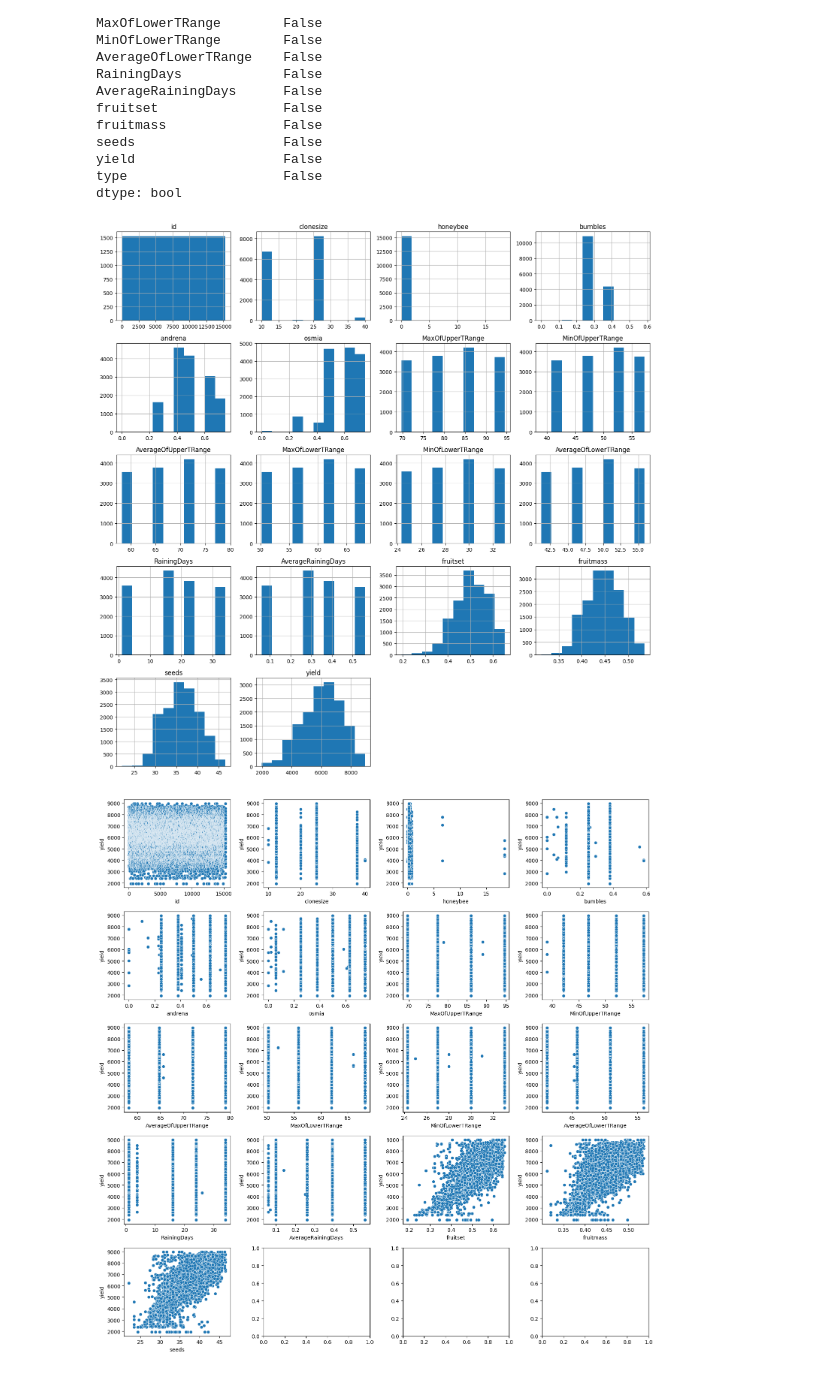
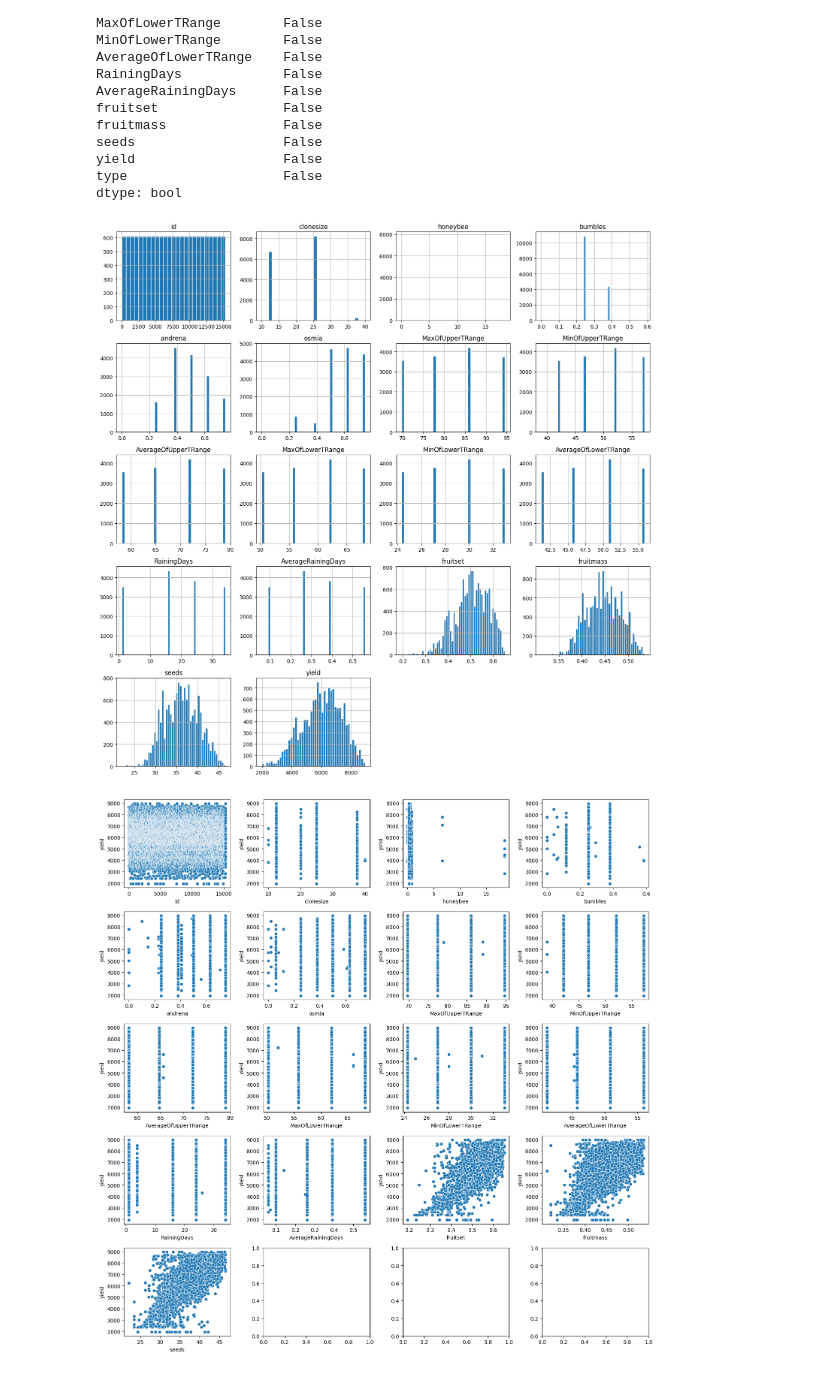
Before and after one commit to mrMichalR/blueberry_yield, a Jupyter notebook: blueberry_yield_prediction.ipynb, the cells around one changed output. Cells and saved outputs as stored; diff of their text form; code cells hidden in the pictures.

```diff
--- a/blueberry_yield_prediction.ipynb
+++ b/blueberry_yield_prediction.ipynb
@@ -210,11 +213,11 @@ type                    False
 dtype: bool
 # %%
 # histograms of each attribute to get a sense of the data distributions
-df_train.hist(figsize=(15,15), sharex=False, sharey=False)
+df_train.hist(figsize=(15,15), sharex=False, sharey=False, bins='auto', ec="white")
 plt.tight_layout()
 plt.show()
 # %% [output]
-[figure, old version]
+[figure, new version]
 # %%
 fig, axs = plt.subplots(ncols=4, nrows=5, figsize=(15, 15))
 index = 0
```
Also changed, not shown: parts of 133 cells of this notebook.
